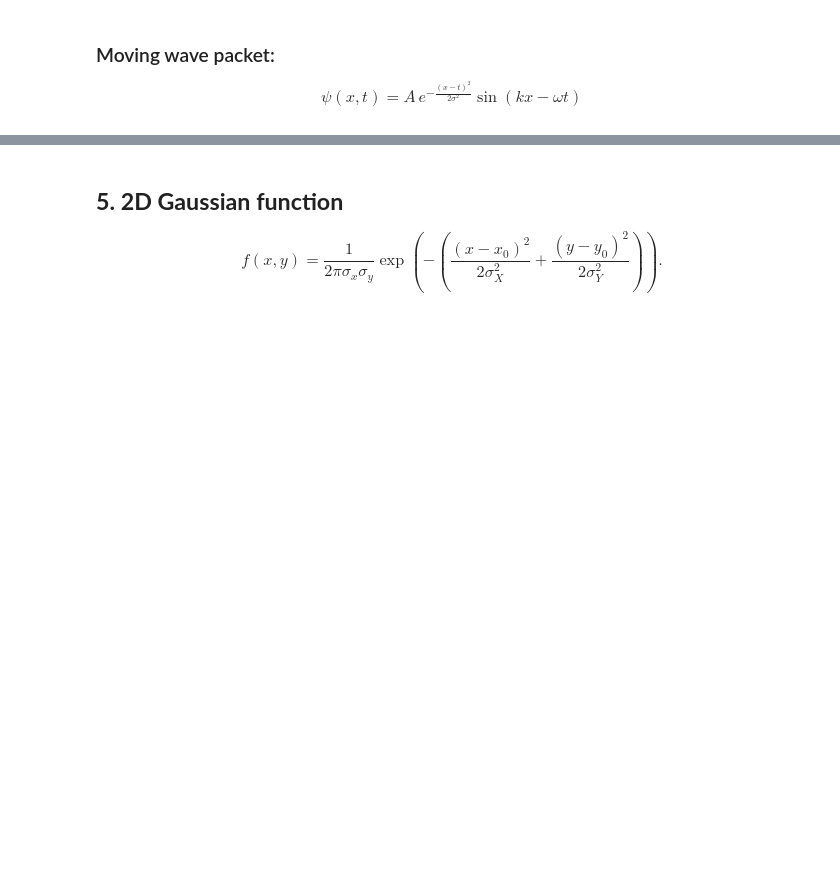
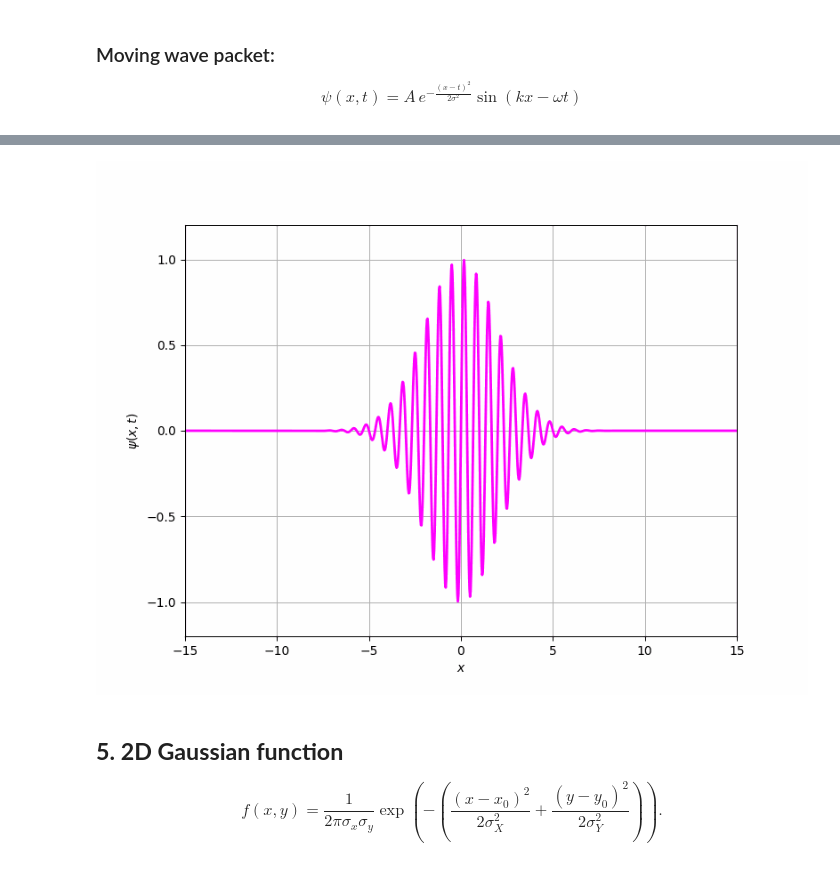
Before and after one commit to wbandabarragan/quantum-mechanics-1, a Jupyter notebook: python-resources/python_for_QM04.ipynb, the cells around one changed output, grey strips where cells are left out. Cells and saved outputs as stored; diff of their text form; code cells hidden in the pictures; blank space fills up the shorter version.

Commit message:
Updated using Colaboratory

```diff
--- a/python-resources/python_for_QM04.ipynb
+++ b/python-resources/python_for_QM04.ipynb
@@ -333,3 +377,9 @@ plt.show()
+# %%
+# Display our plane wave solution in our python notebook
+
+display.Image(open("/content/drive/MyDrive/Colab Notebooks/wave_packets/wp.gif", "rb").read())
+# %% [output]
+[figure, added]
 # %% [markdown]
 ## **5. 2D Gaussian function**
 
```
Also changed, not shown: parts of 7 cells of this notebook.
